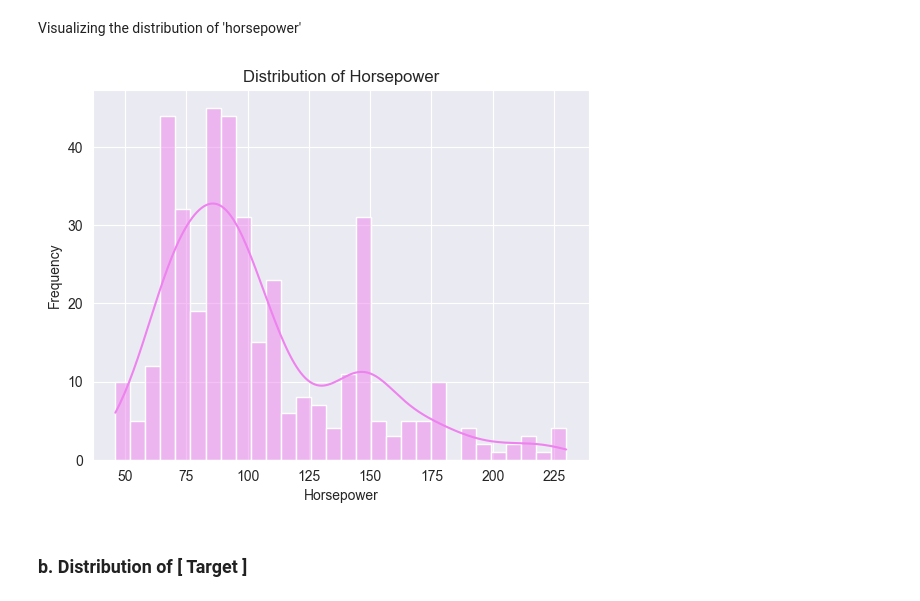
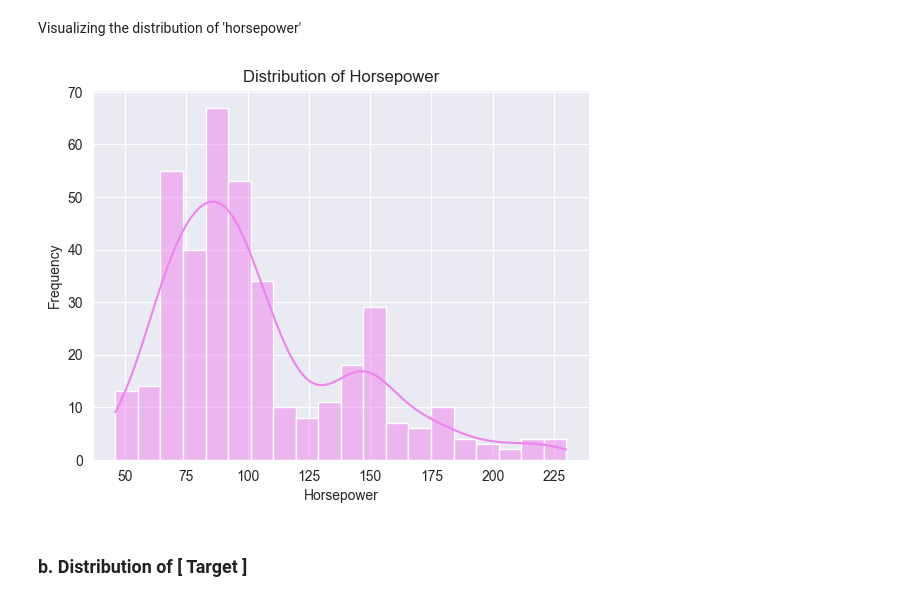
Before and after one commit to Wins010/Machine_Learning_Projects, a Jupyter notebook: Supervised-Learning/Linear-Regression/Simple-Linear-Regression/notebooks/01_EDA.ipynb, the cells around one changed output. Cells and saved outputs as stored; diff of their text form; code cells hidden in the pictures.

```diff
--- a/Supervised-Learning/Linear-Regression/Simple-Linear-Regression/notebooks/01_EDA.ipynb
+++ b/Supervised-Learning/Linear-Regression/Simple-Linear-Regression/notebooks/01_EDA.ipynb
@@ -13,7 +14,7 @@ import seaborn as sns
 # %% [markdown]
 ### a. Loading the dataset
 # %%
-df = pd.read_csv('../data/auto-mpg.csv')
+df = pd.read_csv('../data/raw/auto-mpg.csv')
 # %% [markdown]
 ### b. Dataset Overview
 # %% [markdown]
@@ -67,3 +68,6 @@ dtype: int64
 # %%
+for c in df.select_dtypes(include='object').columns:
+    df[c] = df[c].astype(str).str.strip()
 df['horsepower'] = pd.to_numeric(df['horsepower'], errors='coerce')
-print("Nulls per column:\n", df.isna().sum())
+df['mpg']        = pd.to_numeric(df['mpg'],        errors='coerce')
+df = df.dropna(subset=['horsepower','mpg']).reset_index(drop=True)
@@ -86,13 +94,13 @@ dtype: int64
 # %% [markdown]
 Visualizing the distribution of 'horsepower'
 # %%
-sns.histplot(df['horsepower'], bins=30, kde=True, color = 'violet' )
+sns.histplot(df['horsepower'], bins=20, kde=True, color = 'violet' )
 plt.title('Distribution of Horsepower')
 plt.xlabel('Horsepower')
 plt.ylabel('Frequency')
 plt.show()
 # %% [output]
-[figure, old version]
+[figure, new version]
 # %% [markdown]
 ### b. Distribution of [ Target ]
 # %% [markdown]
```
Also changed, not shown: parts of 9 cells of this notebook, 3 other files.
